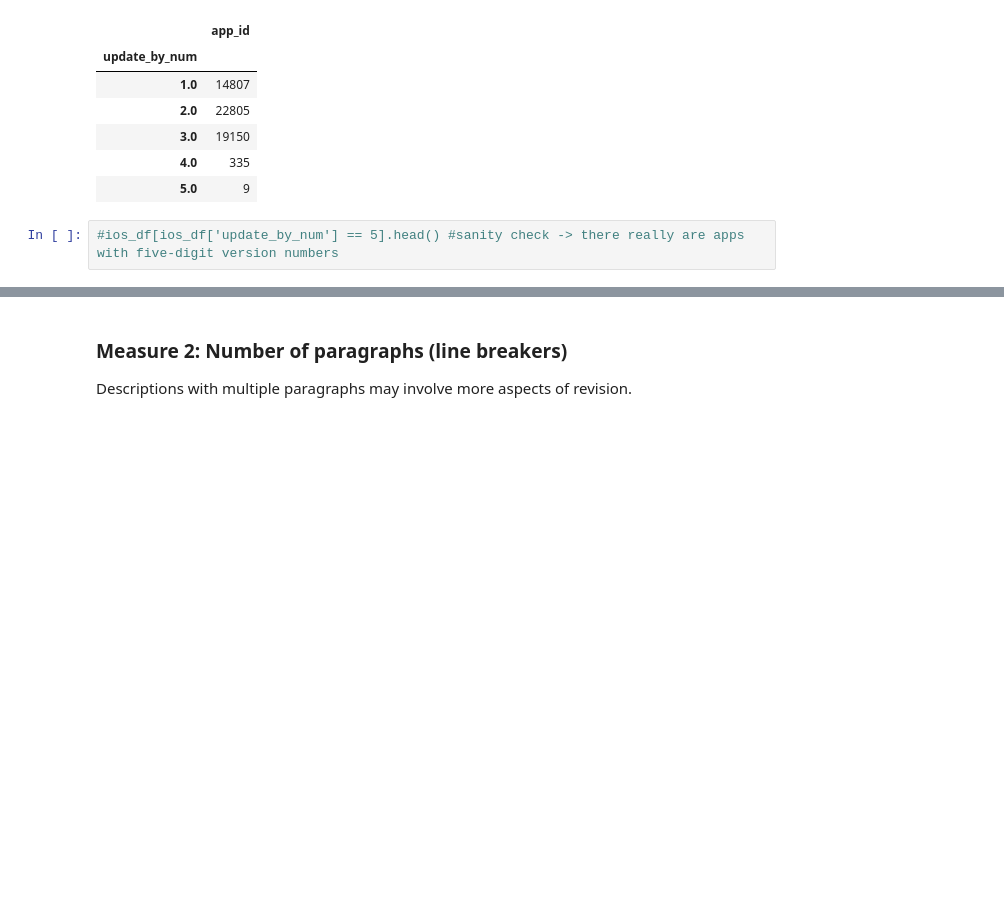
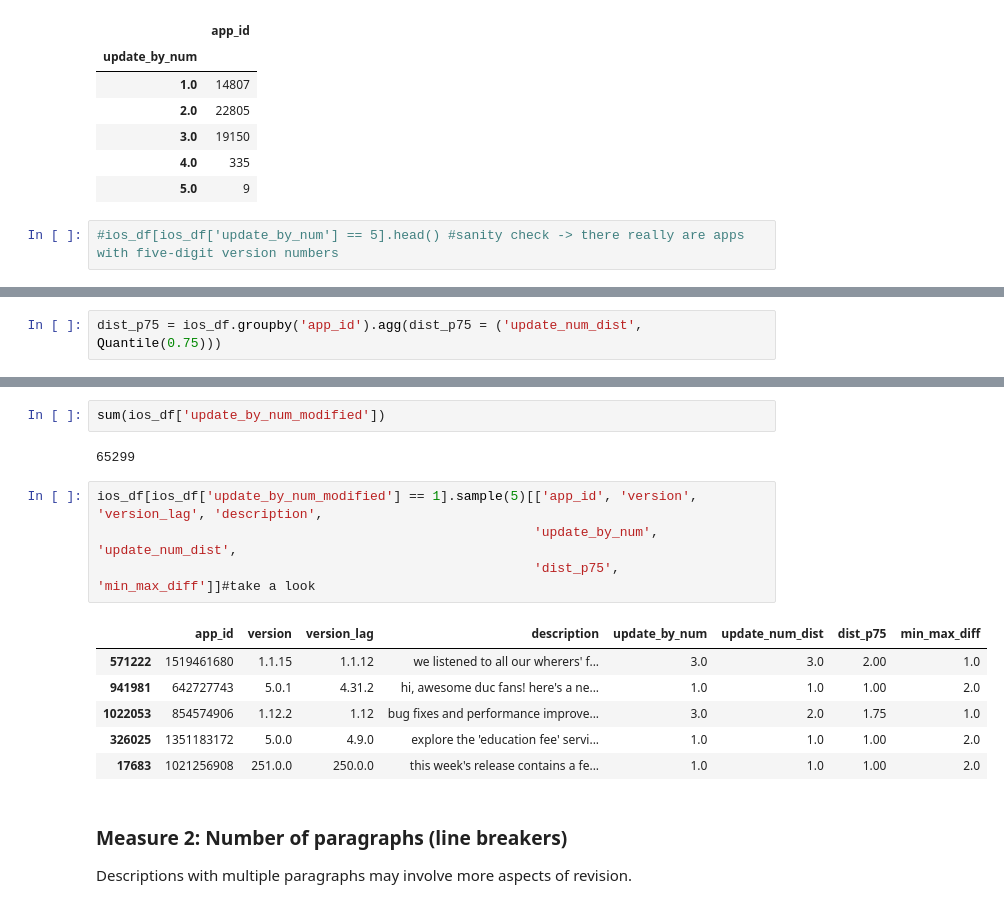
Before and after one commit to YileC928/app-data-privacy-proj, a Jupyter notebook: ios_app_update.ipynb, the cells around one changed output, grey strips where cells are left out. Cells and saved outputs as stored; diff of their text form; blank space fills up the shorter version.

```diff
--- a/ios_app_update.ipynb
+++ b/ios_app_update.ipynb
@@ -388,0 +418,2 @@ ios_df.groupby(['update_by_num', 'app_id']).count().reset_index()[['update_by_nu
+# %%
+dist_p75 = ios_df.groupby('app_id').agg(dist_p75 = ('update_num_dist', Quantile(0.75)))
@@ -389,3 +440,18 @@ ios_df.groupby(['update_by_num', 'app_id']).count().reset_index()[['update_by_nu
+# %%
+sum(ios_df['update_by_num_modified'])
+# %% [output]
+65299
+# %%
+ios_df[ios_df['update_by_num_modified'] == 1].sample(5)[['app_id', 'version', 'version_lag', 'description',
+                                                        'update_by_num', 'update_num_dist',
+                                                        'dist_p75', 'min_max_diff']]#take a look
+# %% [output]
+|  | app_id | version | version_lag | description | update_by_num | update_num_dist | dist_p75 | min_max_diff |
+| 571222 | 1519461680 | 1.1.15 | 1.1.12 | we listened to all our wherers' f... | 3.0 | 3.0 | 2.00 | 1.0 |
+| 941981 | 642727743 | 5.0.1 | 4.31.2 | hi, awesome duc fans! here's a ne... | 1.0 | 1.0 | 1.00 | 2.0 |
+| 1022053 | 854574906 | 1.12.2 | 1.12 | bug fixes and performance improve... | 3.0 | 2.0 | 1.75 | 1.0 |
+| 326025 | 1351183172 | 5.0.0 | 4.9.0 | explore the 'education fee' servi... | 1.0 | 1.0 | 1.00 | 2.0 |
+| 17683 | 1021256908 | 251.0.0 | 250.0.0 | this week's release contains a fe... | 1.0 | 1.0 | 1.00 | 2.0 |
 # %% [markdown]
 ### Measure 2: Number of paragraphs (line breakers)
 Descriptions with multiple paragraphs may involve more aspects of revision.
```
Also changed, not shown: parts of 15 cells of this notebook.
